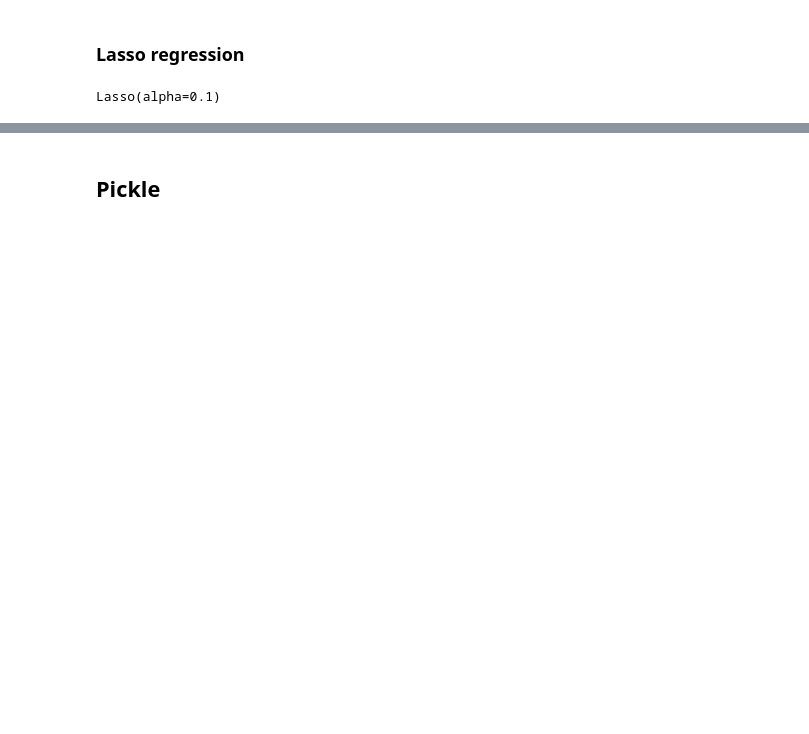
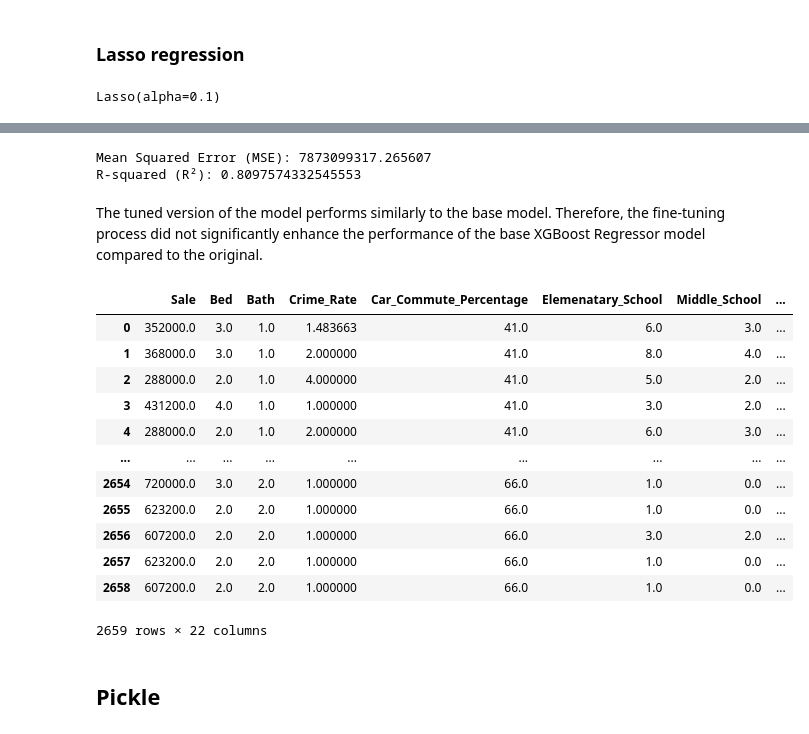
Before and after one commit to chilam27/CMSE830_Project, a Jupyter notebook: CMSE830_project.ipynb, the cells around one changed output, grey strips where cells are left out. Cells and saved outputs as stored; diff of their text form; code cells hidden in the pictures; blank space fills up the shorter version.

```diff
--- a/CMSE830_project.ipynb
+++ b/CMSE830_project.ipynb
@@ -1158,3 +1270,32 @@ R-squared (R²): 0.815871410933144
+# %%
+best_xgb_model = random_search.best_estimator_
+y_pred = best_xgb_model.predict(X_test)
+
+mse = mean_squared_error(y_test, y_pred)
+print(f'Mean Squared Error (MSE): {mse}')
+r2 = r2_score(y_test, y_pred)
+print(f'R-squared (R²): {r2}')
+# %% [output]
+Mean Squared Error (MSE): 7873099317.265607
+R-squared (R²): 0.8097574332545553
+# %% [markdown]
+The tuned version of the model performs similarly to the base model. Therefore, the fine-tuning process did not significantly enhance the performance of the base XGBoost Regressor model compared to the original.
+# %%
+final_df.select_dtypes(include = np.number)
+# %% [output]
+|  | Sale | Bed | Bath | Crime_Rate | Car_Commute_Percentage | Elemenatary_School | Middle_School | ... |
+| 0 | 352000.0 | 3.0 | 1.0 | 1.483663 | 41.0 | 6.0 | 3.0 | ... |
+| 1 | 368000.0 | 3.0 | 1.0 | 2.000000 | 41.0 | 8.0 | 4.0 | ... |
+| 2 | 288000.0 | 2.0 | 1.0 | 4.000000 | 41.0 | 5.0 | 2.0 | ... |
+| 3 | 431200.0 | 4.0 | 1.0 | 1.000000 | 41.0 | 3.0 | 2.0 | ... |
+| 4 | 288000.0 | 2.0 | 1.0 | 2.000000 | 41.0 | 6.0 | 3.0 | ... |
+| ... | ... | ... | ... | ... | ... | ... | ... | ... |
+| 2654 | 720000.0 | 3.0 | 2.0 | 1.000000 | 66.0 | 1.0 | 0.0 | ... |
+| 2655 | 623200.0 | 2.0 | 2.0 | 1.000000 | 66.0 | 1.0 | 0.0 | ... |
+| 2656 | 607200.0 | 2.0 | 2.0 | 1.000000 | 66.0 | 3.0 | 2.0 | ... |
+| 2657 | 623200.0 | 2.0 | 2.0 | 1.000000 | 66.0 | 1.0 | 0.0 | ... |
+| 2658 | 607200.0 | 2.0 | 2.0 | 1.000000 | 66.0 | 1.0 | 0.0 | ... |
+2659 rows × 22 columns
 # %% [markdown]
 ## Pickle
 # %%
```
Also changed, not shown: parts of 79 cells of this notebook.
